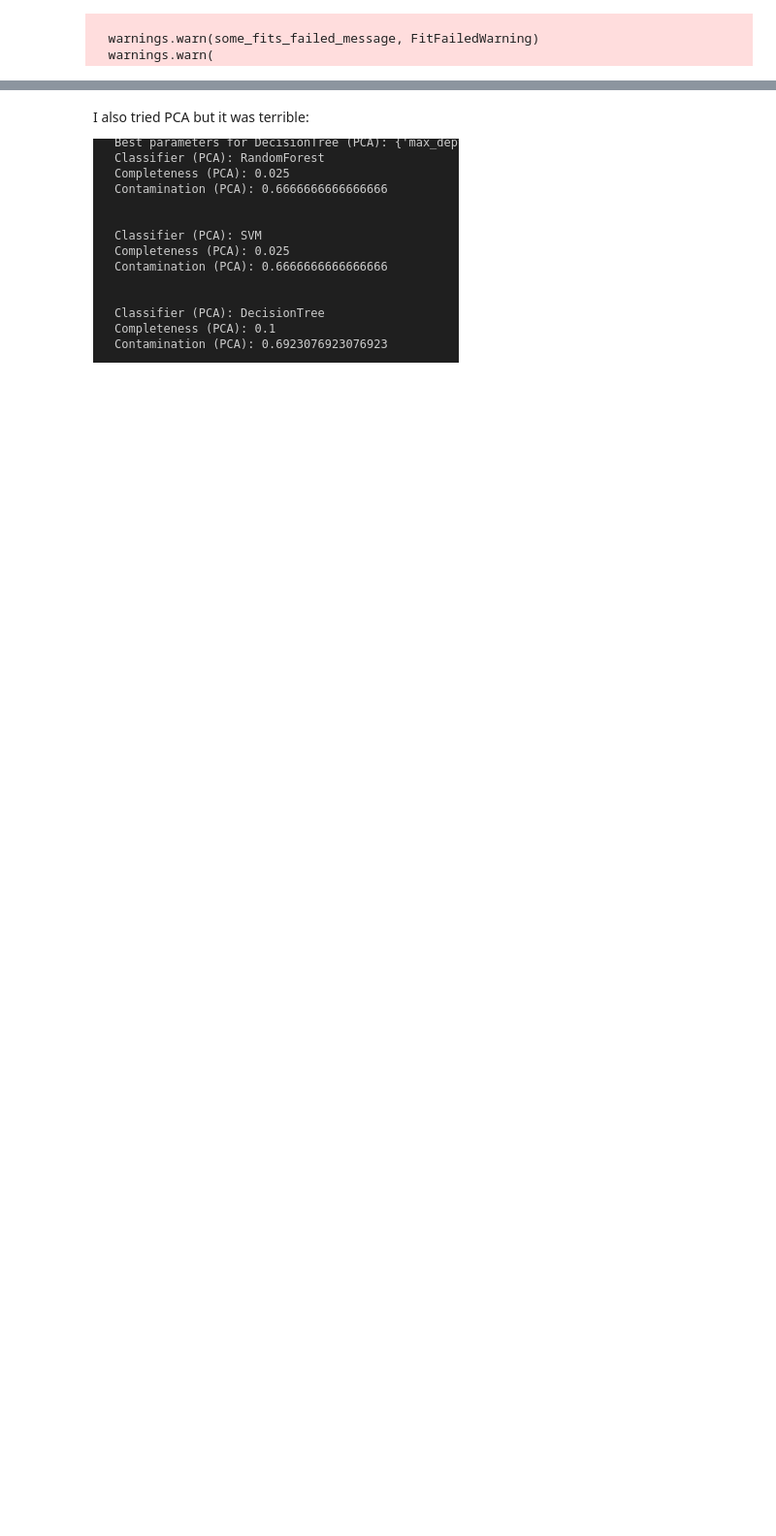
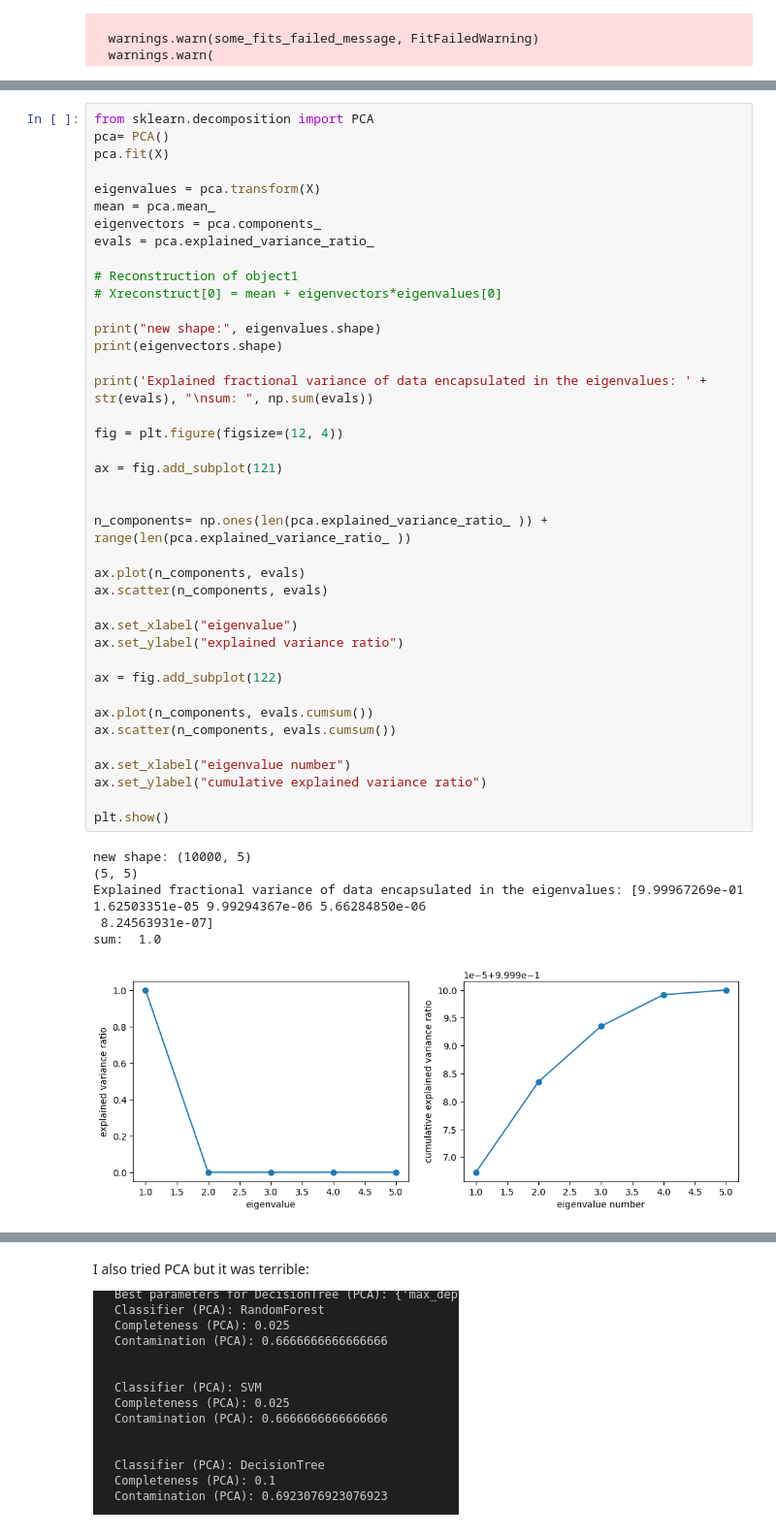
Before and after one commit to malvibellotti/astrostatistics_bicocca_2024, a Jupyter notebook: working/lecture_20_GW.ipynb, the cells around one changed output, grey strips where cells are left out. Shown at 97% size. Cells and saved outputs as stored; diff of their text form; blank space fills up the shorter version.

```diff
--- a/working/lecture_20_GW.ipynb
+++ b/working/lecture_20_GW.ipynb
@@ -676,0 +617,47 @@ Best contamination: 0.2
+# %%
+from sklearn.decomposition import PCA
+pca= PCA()
+pca.fit(X)
+
+eigenvalues = pca.transform(X)
+mean = pca.mean_
+eigenvectors = pca.components_
+evals = pca.explained_variance_ratio_
+
+# Reconstruction of object1
+# Xreconstruct[0] = mean + eigenvectors*eigenvalues[0]
+
+print("new shape:", eigenvalues.shape)
+print(eigenvectors.shape)
+
+print('Explained fractional variance of data encapsulated in the eigenvalues: ' + str(evals), "\nsum: ", np.sum(evals))
+
+fig = plt.figure(figsize=(12, 4))
+
+ax = fig.add_subplot(121)
+
+
+n_components= np.ones(len(pca.explained_variance_ratio_ )) + range(len(pca.explained_variance_ratio_ ))
+
+ax.plot(n_components, evals)
+ax.scatter(n_components, evals)
+
+ax.set_xlabel("eigenvalue")
+ax.set_ylabel("explained variance ratio")
+
+ax = fig.add_subplot(122)
+
+ax.plot(n_components, evals.cumsum())
+ax.scatter(n_components, evals.cumsum())
+
+ax.set_xlabel("eigenvalue number")
+ax.set_ylabel("cumulative explained variance ratio")
+
+plt.show()
+# %% [output]
+new shape: (10000, 5)
+(5, 5)
+Explained fractional variance of data encapsulated in the eigenvalues: [9.99967269e-01 1.62503351e-05 9.99294367e-06 5.66284850e-06
+ 8.24563931e-07]
+sum:  1.0
+[figure, added]
```
Also changed, not shown: parts of 21 cells of this notebook.
